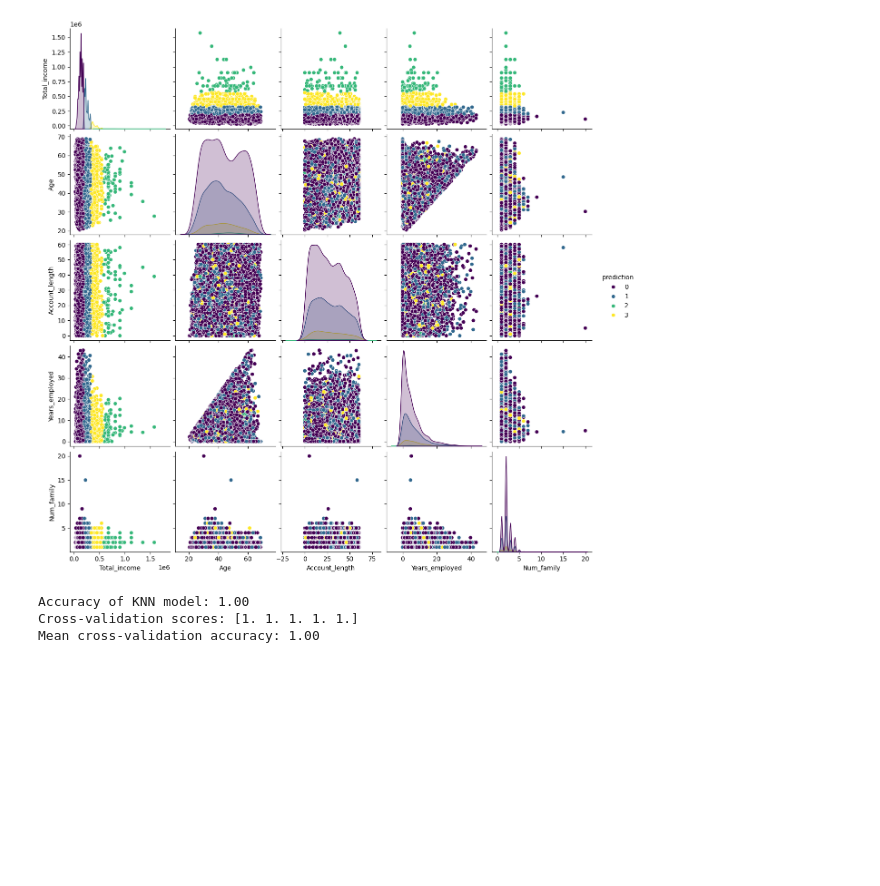
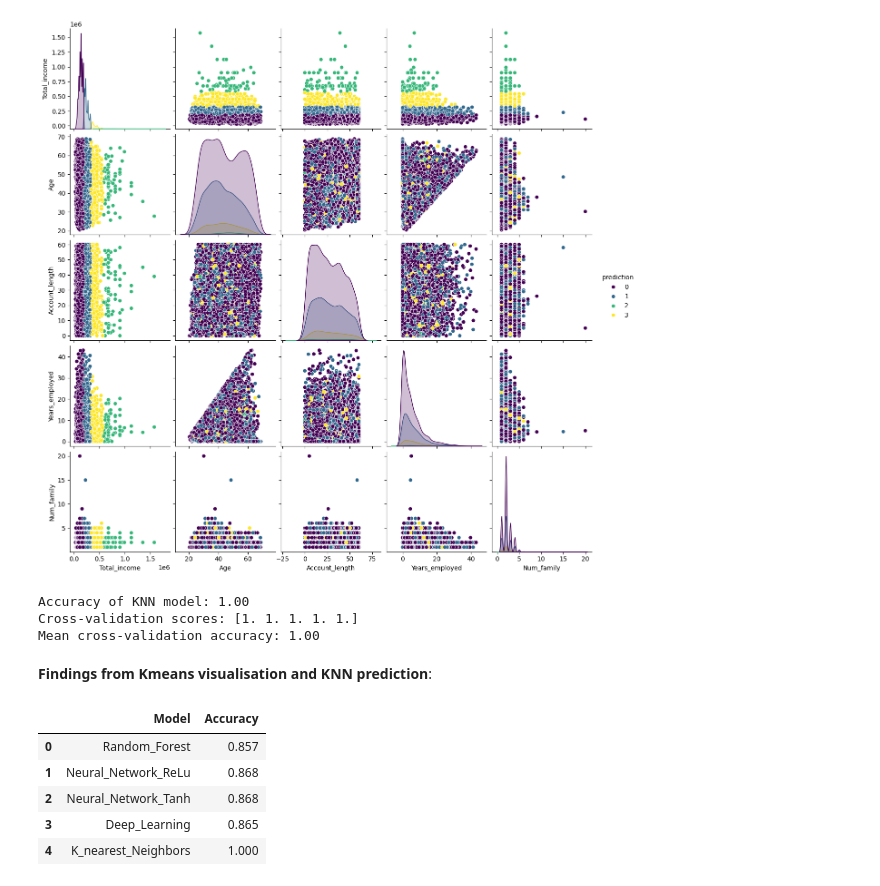
Before and after one commit to lwjiang1015/Project_4_Group_4, a Jupyter notebook: creditcard_collab.ipynb, the cells around one changed output. Cells and saved outputs as stored; diff of their text form; code cells hidden in the pictures; blank space fills up the shorter version.

```diff
--- a/creditcard_collab.ipynb
+++ b/creditcard_collab.ipynb
@@ -433,3 +484,18 @@ print(f'Mean cross-validation accuracy: {cv_scores.mean():.2f}')
 Accuracy of KNN model: 1.00
 Cross-validation scores: [1. 1. 1. 1. 1.]
 Mean cross-validation accuracy: 1.00
+# %% [markdown]
+**Findings from Kmeans visualisation and KNN prediction**:
+# %%
+# Generate a DataFrame for all the models "Random_Forest", "Nand their accuracy for comparisons
+Model = ["Random_Forest","Neural_Network_ReLu", "Neural_Network_Tanh", "Deep_Learning","K_nearest_Neighbors"]
+Accuracy = [0.857, 0.868, 0.868, 0.865, 1.00]
+df_model_performance = pd.DataFrame({"Model": Model, "Accuracy": Accuracy})
+df_model_performance
+# %% [output]
+|  | Model | Accuracy |
+| 0 | Random_Forest | 0.857 |
+| 1 | Neural_Network_ReLu | 0.868 |
+| 2 | Neural_Network_Tanh | 0.868 |
+| 3 | Deep_Learning | 0.865 |
+| 4 | K_nearest_Neighbors | 1.000 |
```
Also changed, not shown: parts of 21 cells of this notebook.
